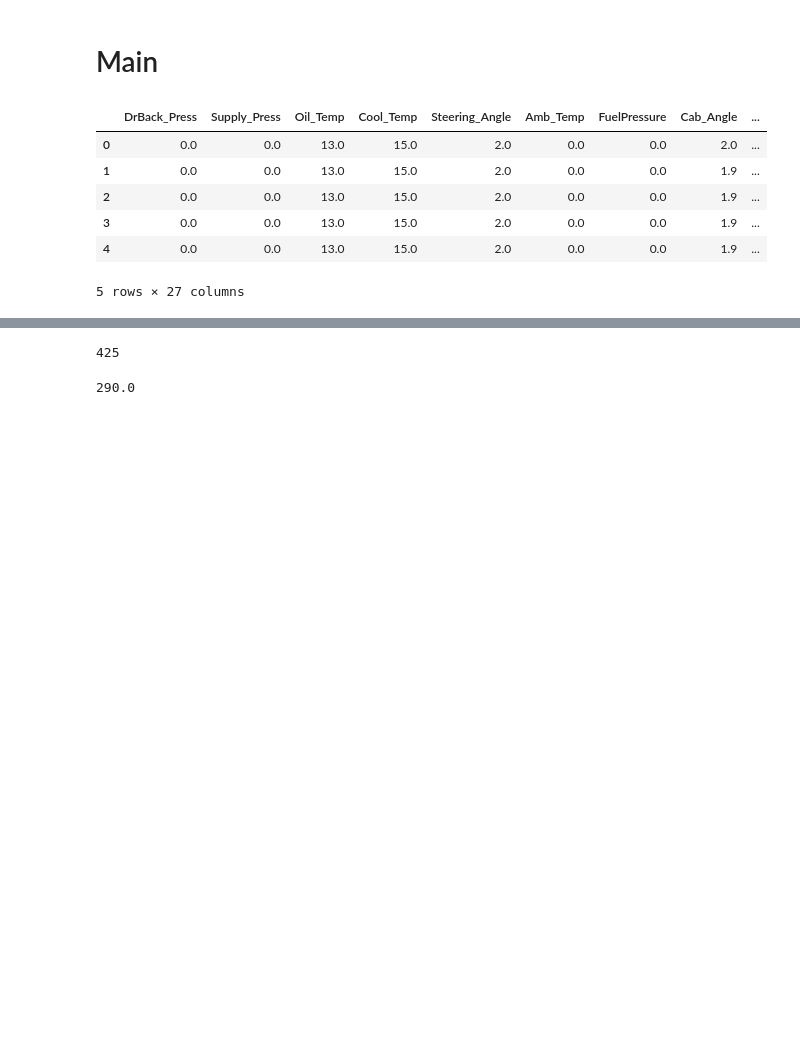
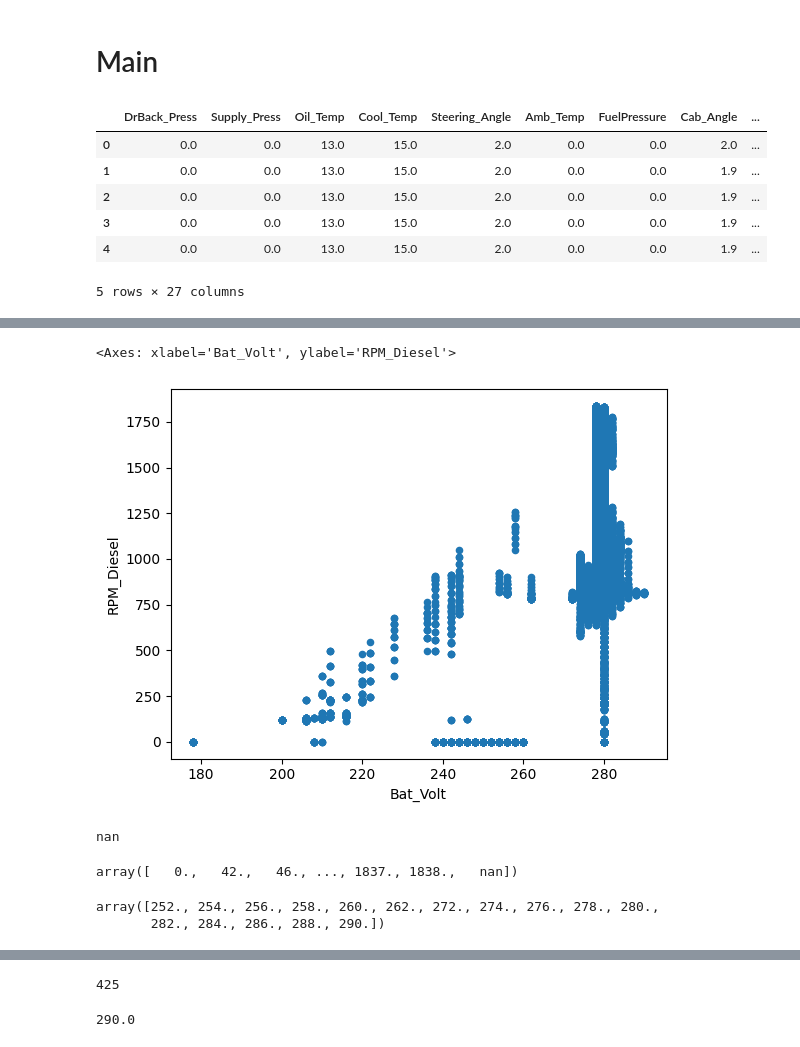
Before and after one commit to uzhankocaman/concept_implementation, a Jupyter notebook: analysis/data_diesel_battery.ipynb, the cells around one changed output, grey strips where cells are left out. Cells and saved outputs as stored; diff of their text form; code cells hidden in the pictures; blank space fills up the shorter version.

```diff
--- a/analysis/data_diesel_battery.ipynb
+++ b/analysis/data_diesel_battery.ipynb
@@ -34,0 +75,18 @@ df.head()
+# %%
+df.plot.scatter(x="Bat_Volt", y="RPM_Diesel")
+# %% [output]
+<Axes: xlabel='Bat_Volt', ylabel='RPM_Diesel'>
+[figure, added]
+# %%
+df[df["Bat_Volt"] > 250]["RPM_Diesel"].unique().min()
+# %% [output]
+nan
+# %%
+np.sort(list(df[df["Bat_Volt"] > 250]["RPM_Diesel"].unique()))
+# %% [output]
+array([   0.,   42.,   46., ..., 1837., 1838.,   nan])
+# %%
+np.sort(list(df[df["Bat_Volt"] > 250]["Bat_Volt"].unique()))
+# %% [output]
+array([252., 254., 256., 258., 260., 262., 272., 274., 276., 278., 280.,
+       282., 284., 286., 288., 290.])
```
Also changed, not shown: parts of 12 cells of this notebook, 10 other files.
